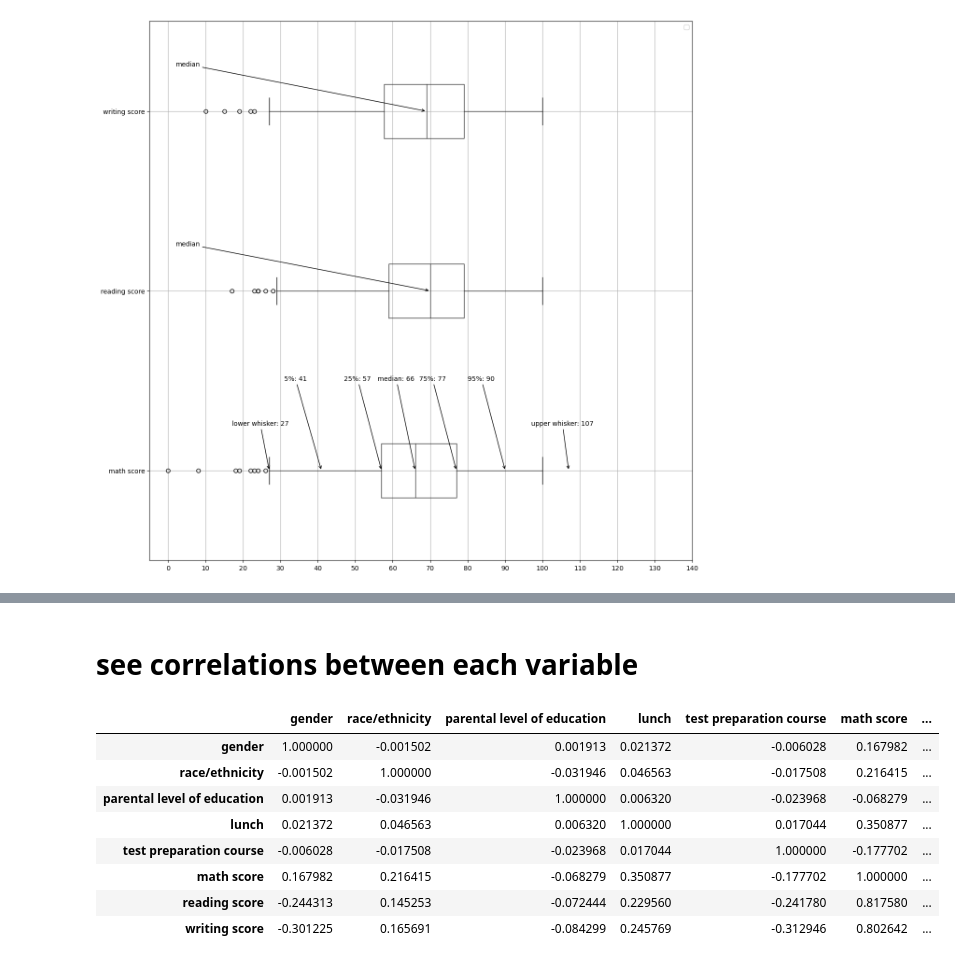
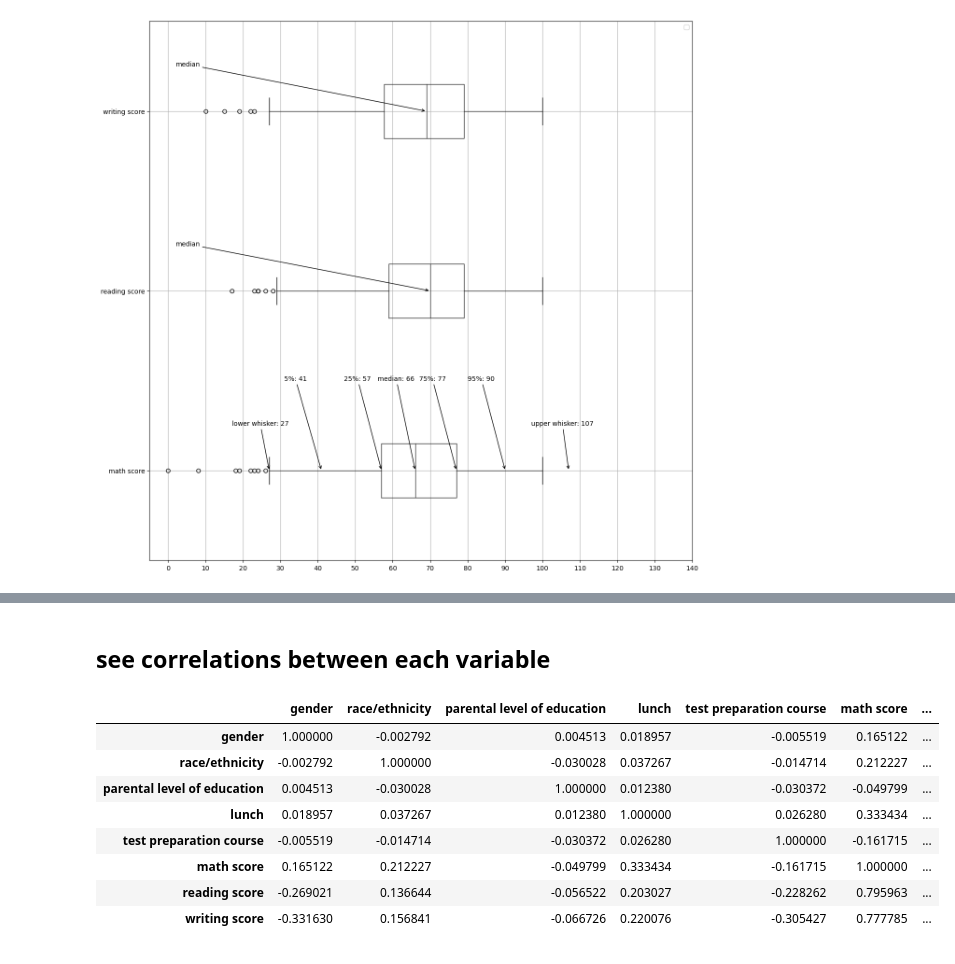
Before and after one commit to 08Aristodemus24/student-performance-eda, a Jupyter notebook: student-perfomance-in-exams-eda.ipynb, the cells around one changed output, grey strips where cells are left out. Saved outputs shown, nothing was run; the diff lists cells and outputs as text; code cells hidden in the pictures.

```diff
--- a/student-perfomance-in-exams-eda.ipynb
+++ b/student-perfomance-in-exams-eda.ipynb
@@ -338,0 +346,5 @@ plt.show()
+# %%
+new_df = df.loc[~((df['math score'] <= lower_bound['math score']) | (df['math score'] >= upper_bound['math score']))].reset_index().drop(columns='index')
+new_df = new_df.loc[~((new_df['reading score'] <= lower_bound['reading score']) | (new_df['reading score'] >= upper_bound['reading score']))].reset_index().drop(columns='index')
+new_df = new_df.loc[~((new_df['writing score'] <= lower_bound['writing score']) | (new_df['writing score'] >= upper_bound['writing score']))].reset_index().drop(columns='index')
+new_df.shape
@@ -399,18 +415,18 @@ Name: math score, Length: 1000, dtype: float64
 # %% [markdown]
-# see correlations between each variable
+## see correlations between each variable
 # %%
-df_corr = df.corr()
+df_corr = new_df.corr()
 df_corr
 # %% [output]
 |  | gender | race/ethnicity | parental level of education | lunch | test preparation course | math score | ... |
-| gender | 1.000000 | -0.001502 | 0.001913 | 0.021372 | -0.006028 | 0.167982 | ... |
-| race/ethnicity | -0.001502 | 1.000000 | -0.031946 | 0.046563 | -0.017508 | 0.216415 | ... |
-| parental level of education | 0.001913 | -0.031946 | 1.000000 | 0.006320 | -0.023968 | -0.068279 | ... |
-| lunch | 0.021372 | 0.046563 | 0.006320 | 1.000000 | 0.017044 | 0.350877 | ... |
-| test preparation course | -0.006028 | -0.017508 | -0.023968 | 0.017044 | 1.000000 | -0.177702 | ... |
-| math score | 0.167982 | 0.216415 | -0.068279 | 0.350877 | -0.177702 | 1.000000 | ... |
-| reading score | -0.244313 | 0.145253 | -0.072444 | 0.229560 | -0.241780 | 0.817580 | ... |
-| writing score | -0.301225 | 0.165691 | -0.084299 | 0.245769 | -0.312946 | 0.802642 | ... |
+| gender | 1.000000 | -0.002792 | 0.004513 | 0.018957 | -0.005519 | 0.165122 | ... |
+| race/ethnicity | -0.002792 | 1.000000 | -0.030028 | 0.037267 | -0.014714 | 0.212227 | ... |
+| parental level of education | 0.004513 | -0.030028 | 1.000000 | 0.012380 | -0.030372 | -0.049799 | ... |
+| lunch | 0.018957 | 0.037267 | 0.012380 | 1.000000 | 0.026280 | 0.333434 | ... |
+| test preparation course | -0.005519 | -0.014714 | -0.030372 | 0.026280 | 1.000000 | -0.161715 | ... |
+| math score | 0.165122 | 0.212227 | -0.049799 | 0.333434 | -0.161715 | 1.000000 | ... |
+| reading score | -0.269021 | 0.136644 | -0.056522 | 0.203027 | -0.228262 | 0.795963 | ... |
+| writing score | -0.331630 | 0.156841 | -0.066726 | 0.220076 | -0.305427 | 0.777785 | ... |
 # %%
 sb.set_palette('mako')
 sb.heatmap(df_corr, annot=True)
```
Also changed, not shown: parts of 16 cells of this notebook.
